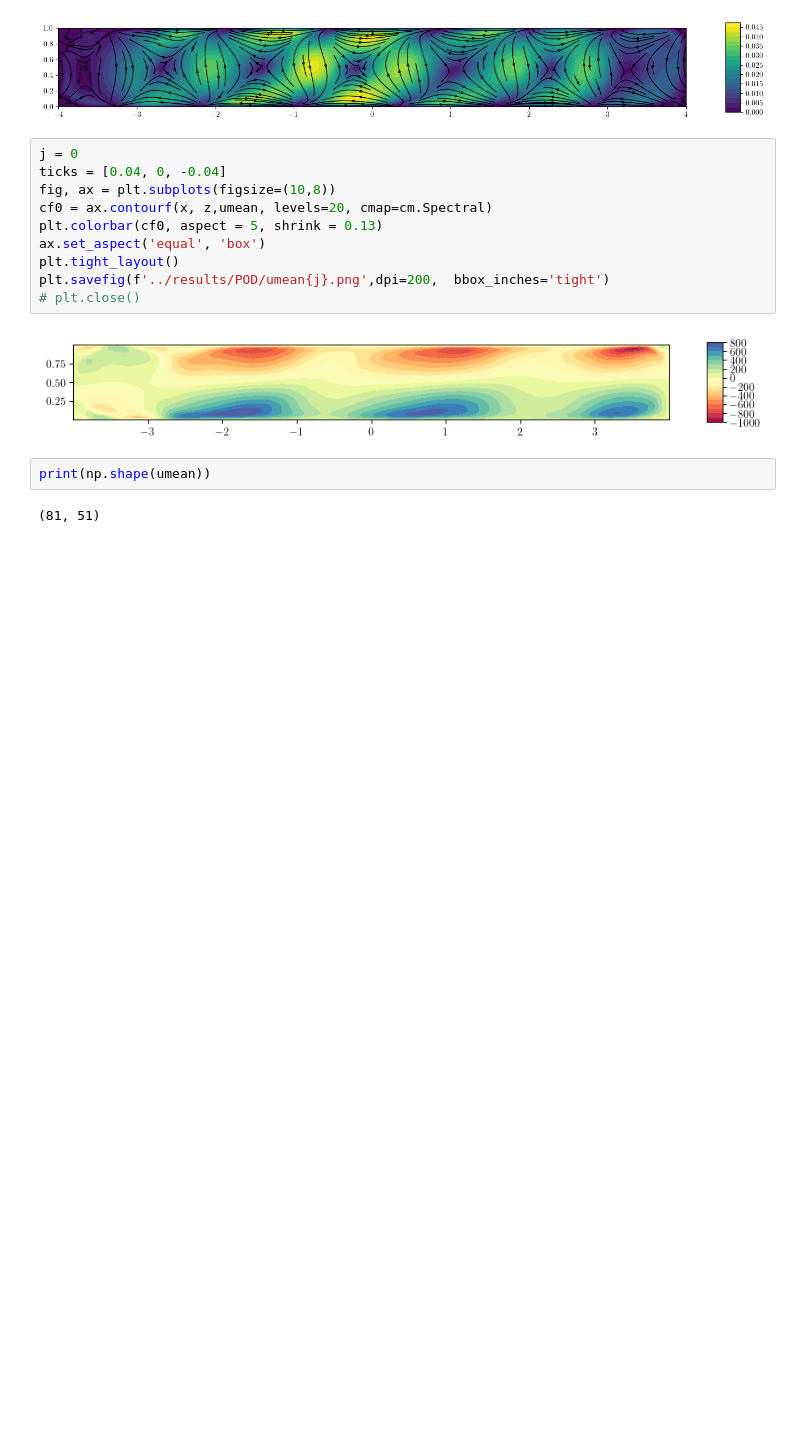
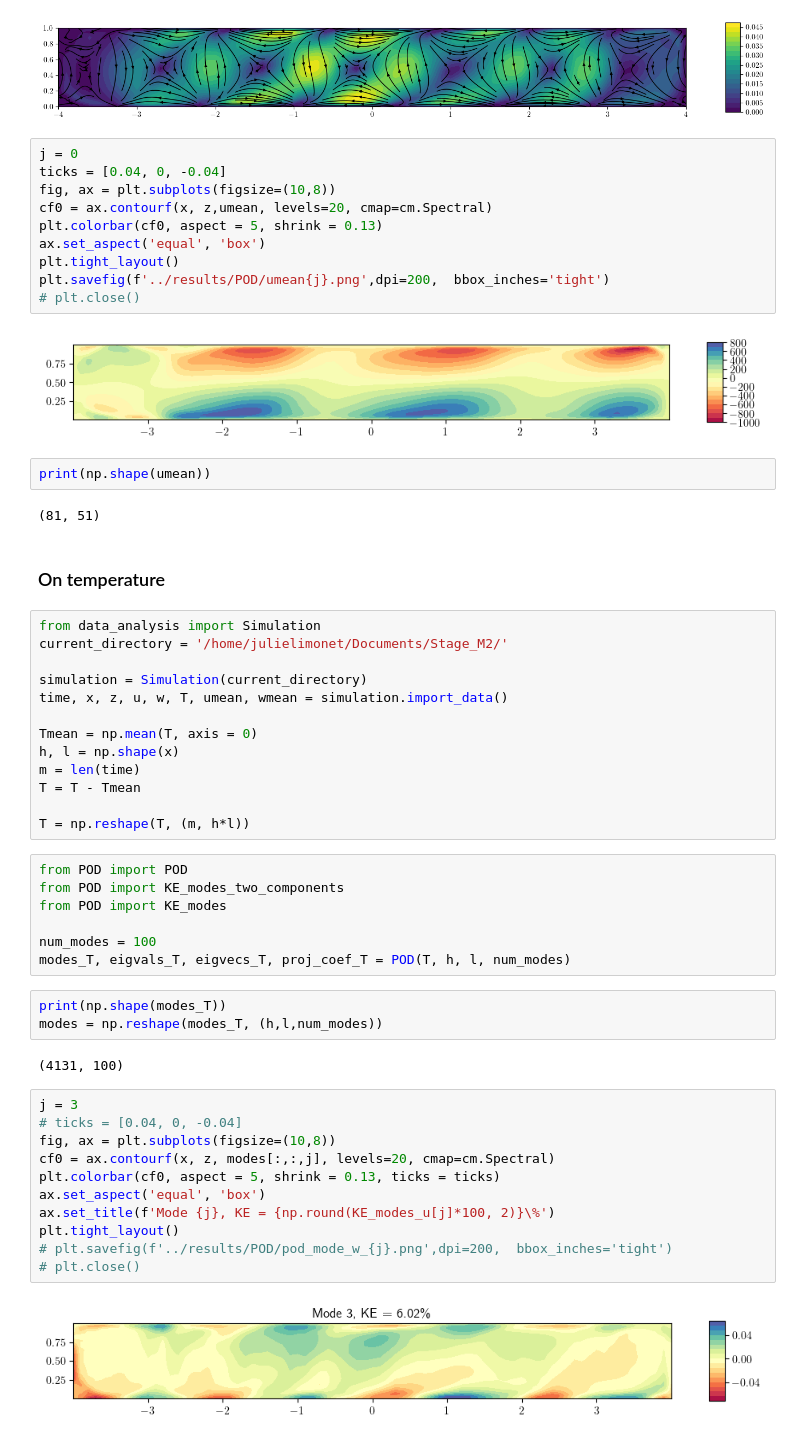
Before and after one commit to Julielmnt/Stage_M2, a Jupyter notebook: code/POD.ipynb, the cells around one changed output. Drawn from its saved outputs; the diff is of its cells as text; blank space fills up the shorter version.

Commit message:
Temperature POD started

```diff
--- a/code/POD.ipynb
+++ b/code/POD.ipynb
@@ -400,3 +404,43 @@ plt.savefig(f'../results/POD/umean{j}.png',dpi=200,  bbox_inches='tight')
 print(np.shape(umean))
 # %% [output]
 (81, 51)
+# %% [markdown]
+### On temperature
+# %%
+from data_analysis import Simulation
+current_directory = '/home/julielimonet/Documents/Stage_M2/'
+
+simulation = Simulation(current_directory)
+time, x, z, u, w, T, umean, wmean = simulation.import_data()
+
+Tmean = np.mean(T, axis = 0)
+h, l = np.shape(x)
+m = len(time)
+T = T - Tmean
+
+T = np.reshape(T, (m, h*l))
+# %%
+from POD import POD
+from POD import KE_modes_two_components
+from POD import KE_modes
+
+num_modes = 100
+modes_T, eigvals_T, eigvecs_T, proj_coef_T = POD(T, h, l, num_modes)
+# %%
+print(np.shape(modes_T))
+modes = np.reshape(modes_T, (h,l,num_modes))
+# %% [output]
+(4131, 100)
+# %%
+j = 3
+# ticks = [0.04, 0, -0.04]
+fig, ax = plt.subplots(figsize=(10,8))
+cf0 = ax.contourf(x, z, modes[:,:,j], levels=20, cmap=cm.Spectral)
+plt.colorbar(cf0, aspect = 5, shrink = 0.13, ticks = ticks)
+ax.set_aspect('equal', 'box')
+ax.set_title(f'Mode {j}, KE = {np.round(KE_modes_u[j]*100, 2)}\%')
+plt.tight_layout()
+# plt.savefig(f'../results/POD/pod_mode_w_{j}.png',dpi=200,  bbox_inches='tight')
+# plt.close()
+# %% [output]
+[figure, added]
```
Also changed, not shown: parts of 2 cells of this notebook.
